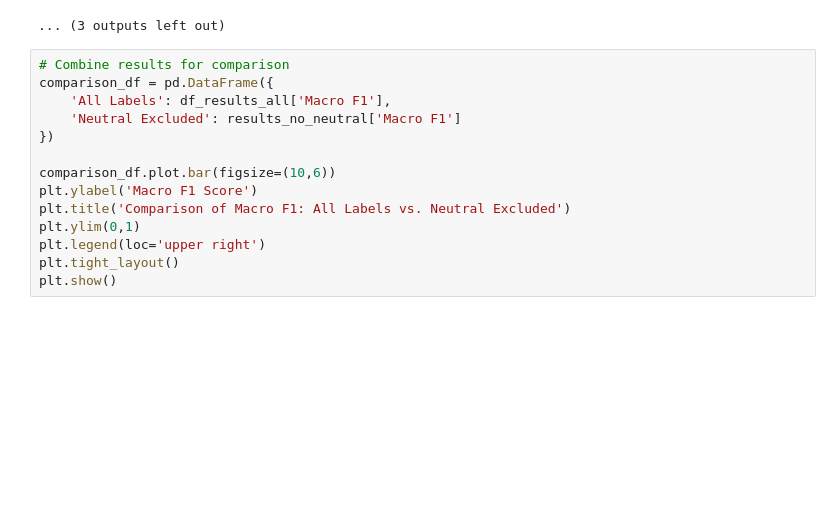
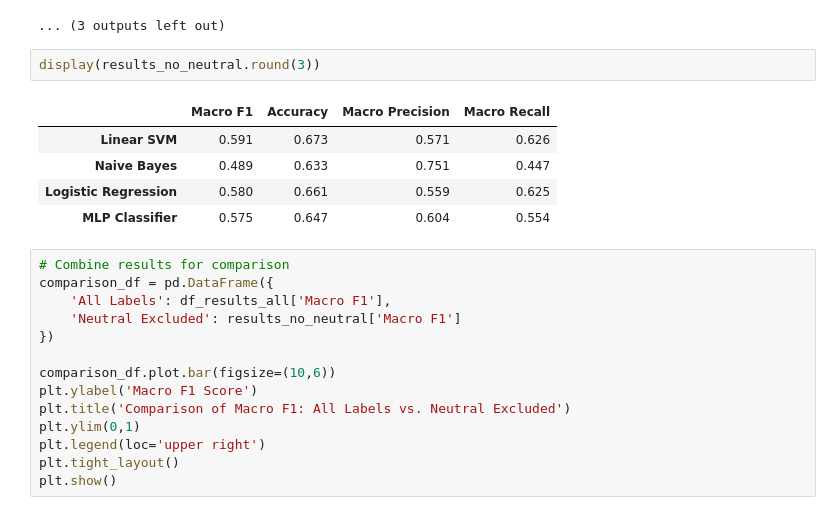
Before and after one commit to dangallego/emotion_recognition, a Jupyter notebook: notebooks/emotion_ekman_pipeline.ipynb, the cells around one changed output. Cells and saved outputs as stored; diff of their text form; blank space fills up the shorter version.

```diff
--- a/notebooks/emotion_ekman_pipeline.ipynb
+++ b/notebooks/emotion_ekman_pipeline.ipynb
@@ -242,6 +242,14 @@ surprise ➜ anger: 15.99% of the time
 MLP Classifier - Macro F1: 0.575
 [figure]
 ... (3 outputs left out)
+# %%
+display(results_no_neutral.round(3))
+# %% [output]
+|  | Macro F1 | Accuracy | Macro Precision | Macro Recall |
+| Linear SVM | 0.591 | 0.673 | 0.571 | 0.626 |
+| Naive Bayes | 0.489 | 0.633 | 0.751 | 0.447 |
+| Logistic Regression | 0.580 | 0.661 | 0.559 | 0.625 |
+| MLP Classifier | 0.575 | 0.647 | 0.604 | 0.554 |
 # %%
 # Combine results for comparison
 comparison_df = pd.DataFrame({
```
Also changed, not shown: 1 other file.
